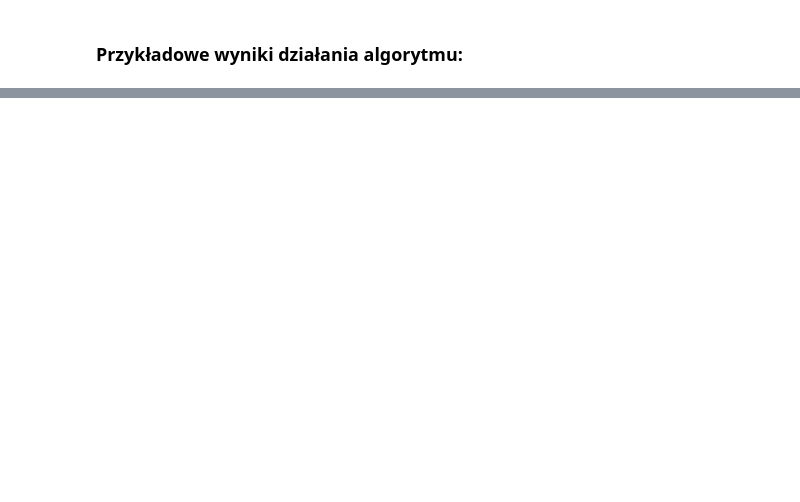
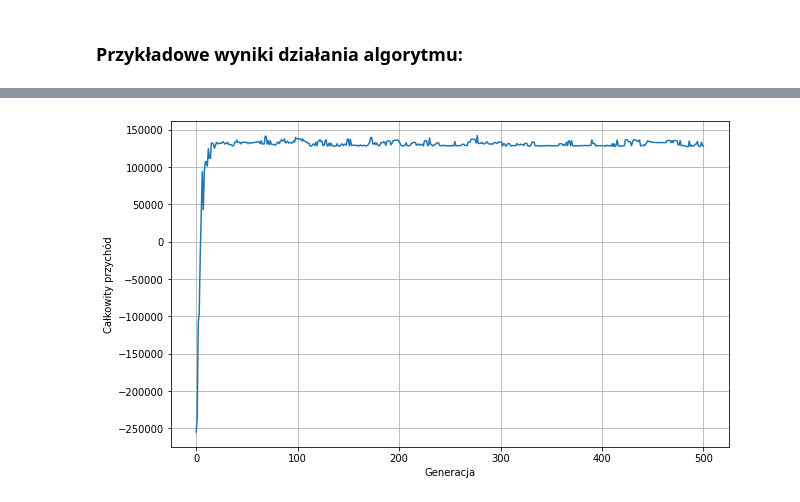
Before and after one commit to bartoszzak/Algorytm-genetyczny, a Jupyter notebook: przyklad_funkcja_celu.ipynb, the cells around one changed output, grey strips where cells are left out. Cells and saved outputs as stored; diff of their text form; code cells hidden in the pictures; blank space fills up the shorter version.

```diff
--- a/przyklad_funkcja_celu.ipynb
+++ b/przyklad_funkcja_celu.ipynb
@@ -161,0 +153,21 @@ Najlepsze rozwiązanie:
+# %%
+algorithm_settings = {
+    'selection_method' : "tournament",
+    'tournament_size' : 100,
+    'crossover_methods' : ["one_point", "two_point"],
+    'mutation_methods' : ["uniform", "swap", "event_change"],
+    'population_size' : 1000,
+    'generations' : 500,
+    'parents_percent' : 30,
+    'mutation_size' : 0.30,
+}
+
+best_solution, best_solutions_in_generations = genetic_algorithm(**algorithm_settings, **problem_settings)
+plt.figure(figsize=(10, 6))
+plt.plot(best_solutions_in_generations)
+plt.grid()
+plt.ylabel("Całkowity przychód")
+plt.xlabel("Generacja")
+plt.show()
+# %% [output]
+[figure, added]
```
Also changed, not shown: parts of 11 cells of this notebook, 3 other files.
